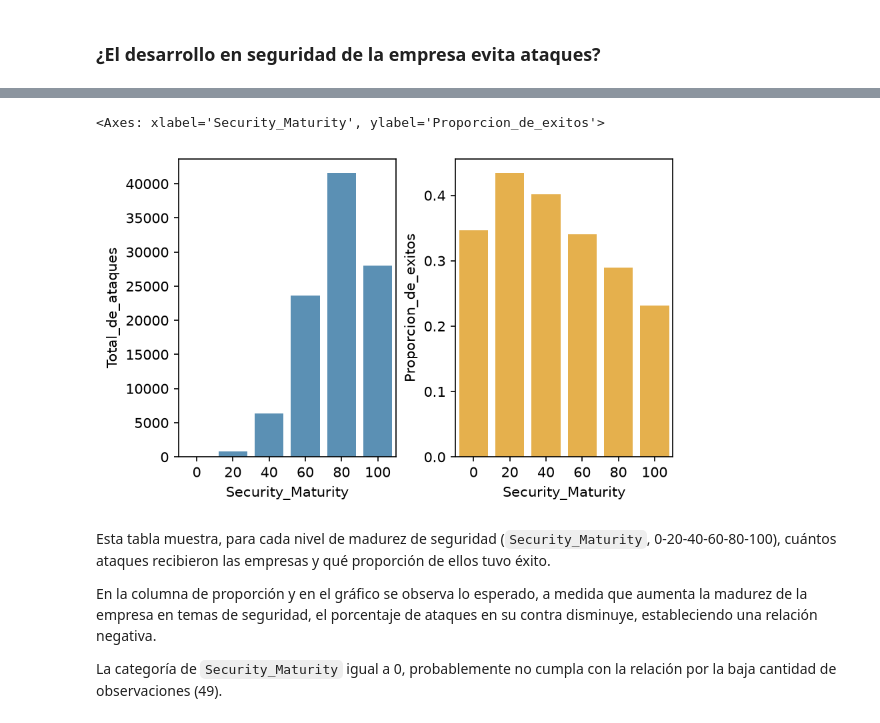
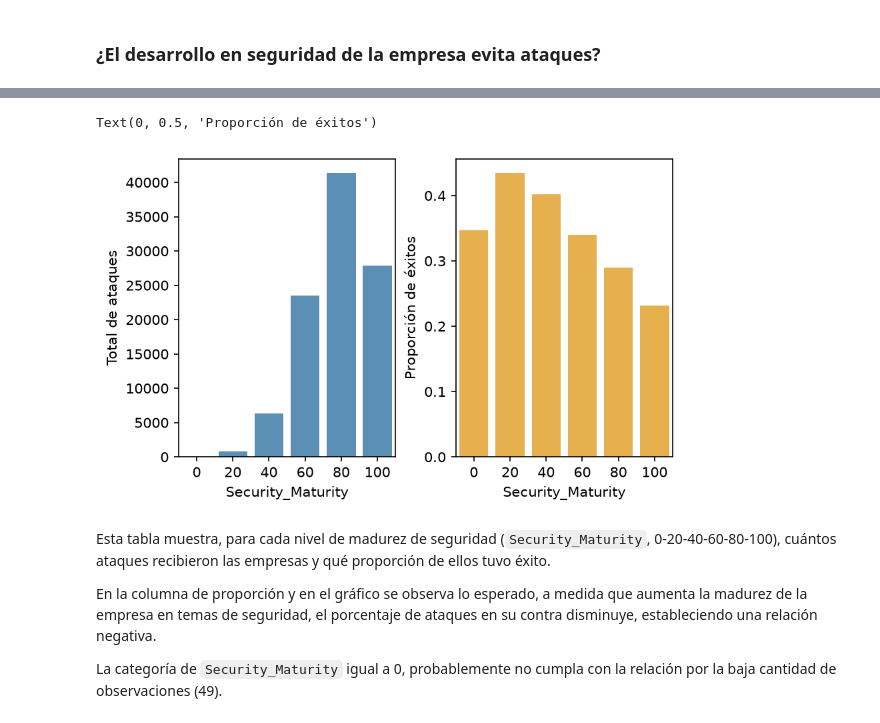
Before and after one commit to franconicolas38/proyecto-final-pycd, a Jupyter notebook: codigo_trabajo_final.ipynb, the cells around one changed output, grey strips where cells are left out. Saved outputs shown, nothing was run; the diff lists cells and outputs as text; code cells hidden in the pictures.

```diff
--- a/codigo_trabajo_final.ipynb
+++ b/codigo_trabajo_final.ipynb
@@ -216,12 +226,14 @@ print(madurez)
 # %%
 fig, axes = plt.subplots(1,2 ,figsize=(5.75, 3.5), layout="constrained")
 
 sns.barplot(data = madurez, x = "Security_Maturity", y = "Total_de_ataques", alpha = 0.8, ax = axes[0])
 sns.barplot(data = madurez, x = "Security_Maturity", y = "Proporcion_de_exitos",
             color = "orange", alpha = 0.8, ax = axes[1])
+axes[0].set_ylabel("Total de ataques")
+axes[1].set_ylabel("Proporción de éxitos")
 # %% [output]
-<Axes: xlabel='Security_Maturity', ylabel='Proporcion_de_exitos'>
+Text(0, 0.5, 'Proporción de éxitos')
-[figure, old version]
+[figure, new version]
 # %% [markdown]
 Esta tabla muestra, para cada nivel de madurez de seguridad (`Security_Maturity`, 0-20-40-60-80-100), cuántos ataques recibieron las empresas y qué proporción de ellos tuvo éxito.
 
```
Also changed, not shown: parts of 31 cells of this notebook, 1 other file.
